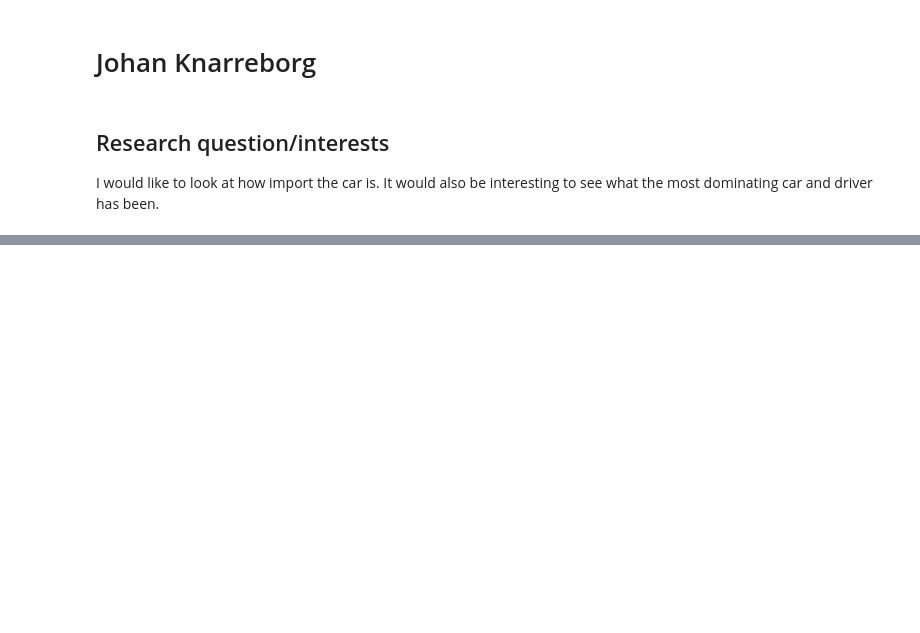
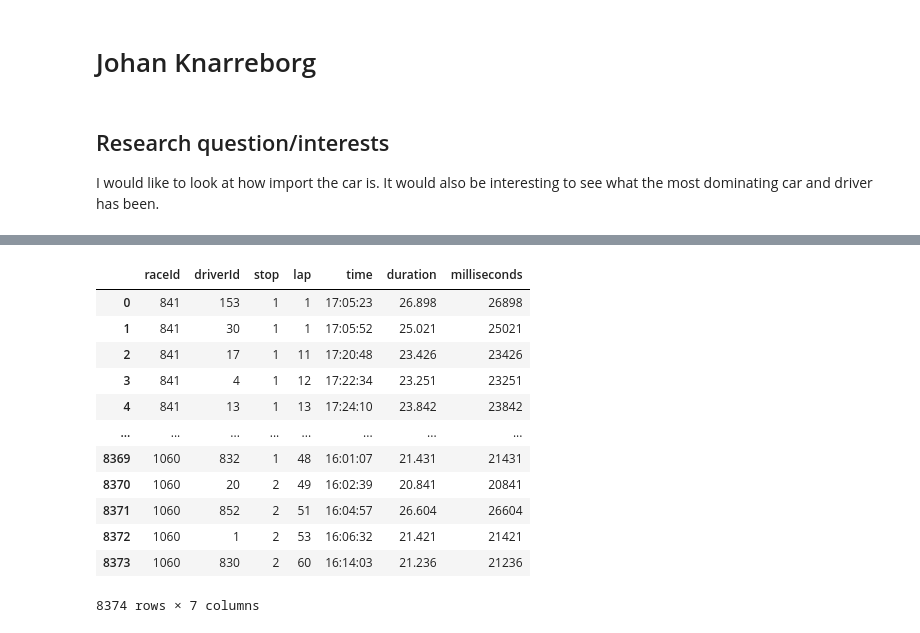
Before and after one commit to data301-2021-winter1/group16-project, a Jupyter notebook: notebooks/analysis1.ipynb, the cells around one changed output, grey strips where cells are left out. Saved outputs shown, nothing was run; the diff lists cells and outputs as text; code cells hidden in the pictures; blank space fills up the shorter version.

```diff
--- a/notebooks/analysis1.ipynb
+++ b/notebooks/analysis1.ipynb
@@ -8,17 +8,17 @@ I would like to look at how import the car is. It would also be interesting to s
 #Importing libraries
 import pandas as pd
 
-#Importing the raw data
-circuits = pd.read_csv("../data/raw/circuits.csv")
-drivers = pd.read_csv("../data/raw/drivers.csv")
-results = pd.read_csv("../data/raw/results.csv")
-seasons = pd.read_csv("../data/raw/seasons.csv")
-status = pd.read_csv("../data/raw/status.csv")
-lap_times = pd.read_csv("../data/raw/lap_times.csv")
-pit_stops = pd.read_csv("../data/raw/pit_stops.csv")
-qualifying = pd.read_csv("../data/raw/qualifying.csv")
-races = pd.read_csv("../data/raw/races.csv")
-constructors = pd.read_csv("../data/raw/constructors.csv")
-constructor_results = pd.read_csv("../data/raw/constructor_results.csv")
-constructor_standings = pd.read_csv("../data/raw/constructor_standings.csv")
-driver_standings = pd.read_csv("../data/raw/driver_standings.csv")
+#Importing the raw data and substituing the '\N' values for NaN.
+circuits = pd.read_csv("../data/raw/circuits.csv", na_values=['\\N'])
+drivers = pd.read_csv("../data/raw/drivers.csv",na_values=['\\N'])
+results = pd.read_csv("../data/raw/results.csv", na_values=['\\N'])
+seasons = pd.read_csv("../data/raw/seasons.csv", na_values=['\\N'])
+status = pd.read_csv("../data/raw/status.csv", na_values=['\\N'])
+lap_times = pd.read_csv("../data/raw/lap_times.csv", na_values=['\\N'])
+pit_stops = pd.read_csv("../data/raw/pit_stops.csv", na_values=['\\N'])
+qualifying = pd.read_csv("../data/raw/qualifying.csv", na_values=['\\N'])
+races = pd.read_csv("../data/raw/races.csv", na_values=['\\N'])
+constructors = pd.read_csv("../data/raw/constructors.csv", na_values=['\\N'])
+constructor_results = pd.read_csv("../data/raw/constructor_results.csv", na_values=['\\N'])
+constructor_standings = pd.read_csv("../data/raw/constructor_standings.csv", na_values=['\\N'])
+driver_standings = pd.read_csv("../data/raw/driver_standings.csv", na_values=['\\N'])
@@ -104 +77,17 @@ Name: driverId, dtype: int64
+# %%
+pit_stops
+# %% [output]
+|  | raceId | driverId | stop | lap | time | duration | milliseconds |
+| 0 | 841 | 153 | 1 | 1 | 17:05:23 | 26.898 | 26898 |
+| 1 | 841 | 30 | 1 | 1 | 17:05:52 | 25.021 | 25021 |
+| 2 | 841 | 17 | 1 | 11 | 17:20:48 | 23.426 | 23426 |
+| 3 | 841 | 4 | 1 | 12 | 17:22:34 | 23.251 | 23251 |
+| 4 | 841 | 13 | 1 | 13 | 17:24:10 | 23.842 | 23842 |
+| ... | ... | ... | ... | ... | ... | ... | ... |
+| 8369 | 1060 | 832 | 1 | 48 | 16:01:07 | 21.431 | 21431 |
+| 8370 | 1060 | 20 | 2 | 49 | 16:02:39 | 20.841 | 20841 |
+| 8371 | 1060 | 852 | 2 | 51 | 16:04:57 | 26.604 | 26604 |
+| 8372 | 1060 | 1 | 2 | 53 | 16:06:32 | 21.421 | 21421 |
+| 8373 | 1060 | 830 | 2 | 60 | 16:14:03 | 21.236 | 21236 |
+8374 rows × 7 columns
 # %%
```
Also changed, not shown: parts of 12 cells of this notebook.
